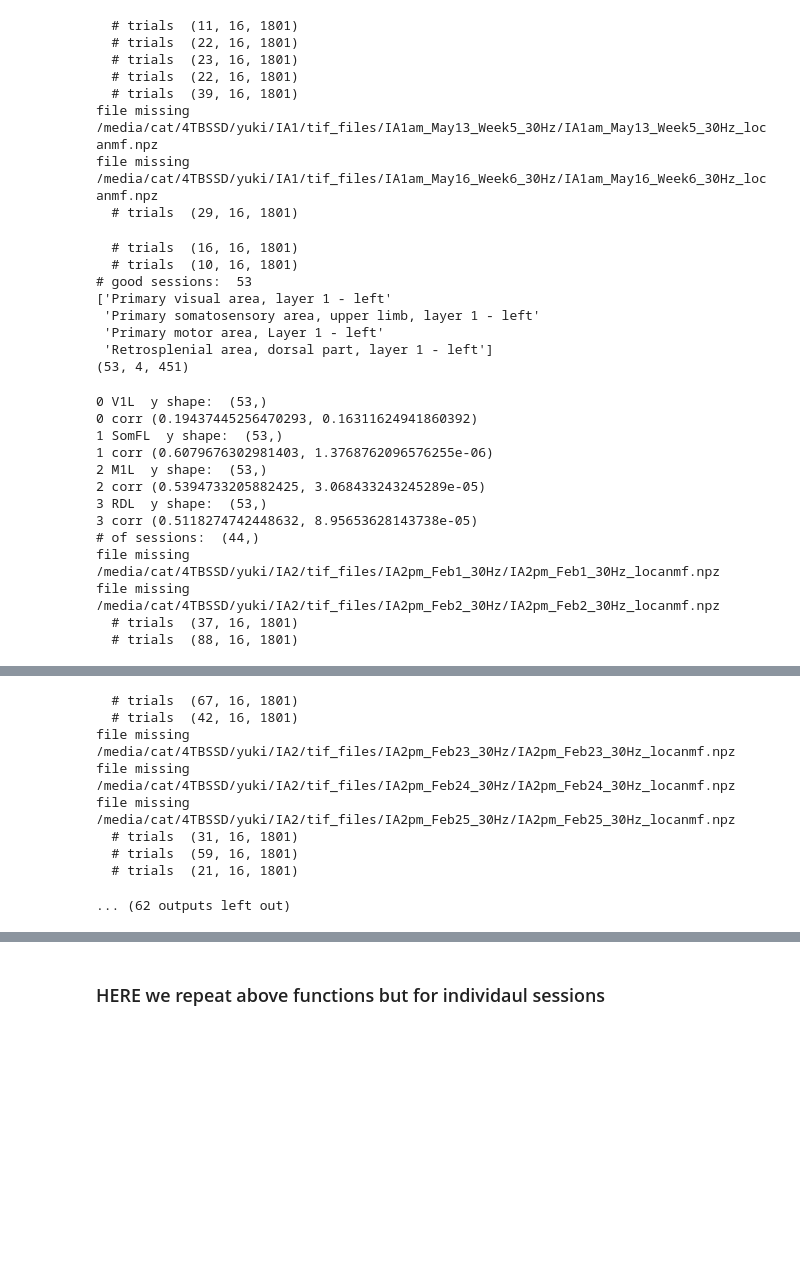
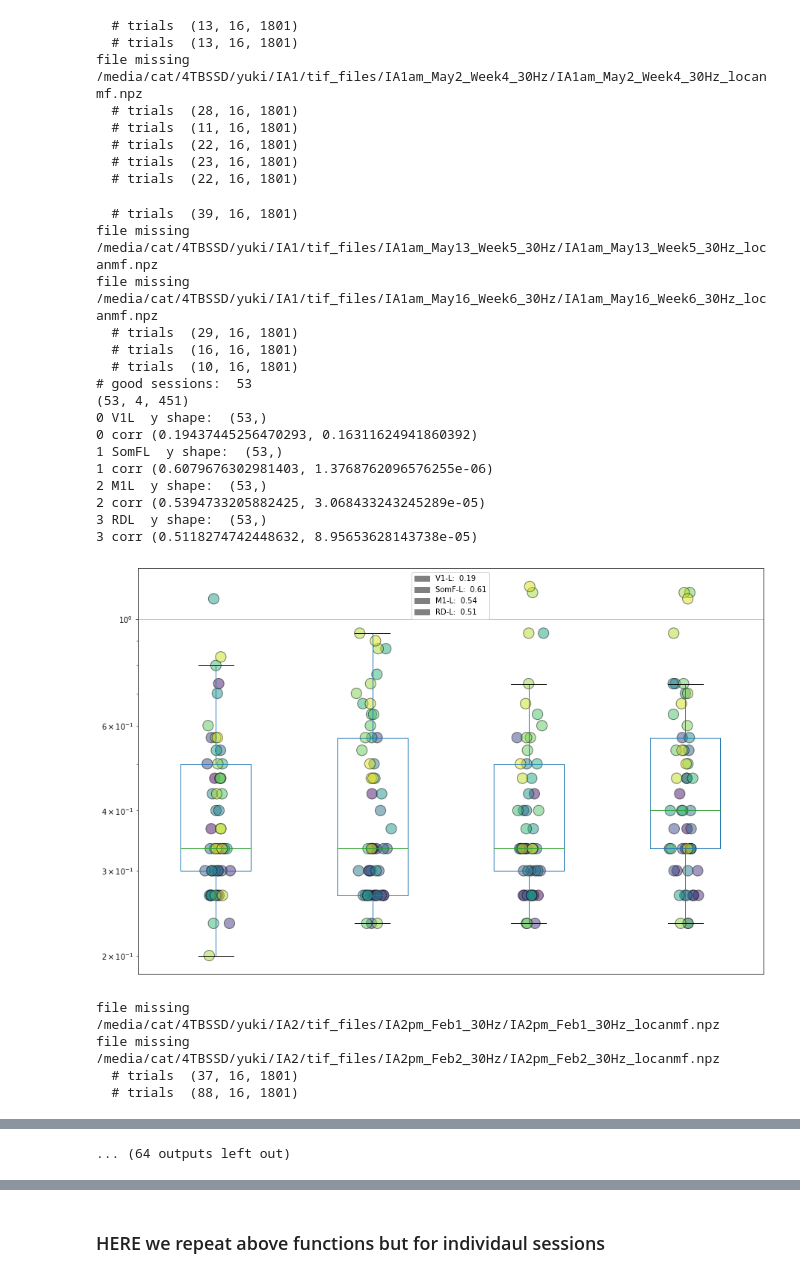
Before and after one commit to catubc/widefield, a Jupyter notebook: Fig7_power_spectrum_analysis/Fig6_power_spectra_analysis.ipynb, the cells around one changed output, grey strips where cells are left out. Drawn from its saved outputs; the diff is of its cells as text; code cells hidden in the pictures; blank space fills up the shorter version.

```diff
--- a/Fig7_power_spectrum_analysis/Fig6_power_spectra_analysis.ipynb
+++ b/Fig7_power_spectrum_analysis/Fig6_power_spectra_analysis.ipynb
@@ -844,7 +856,7 @@ animal_ids = ['IA1','IA2','IA3','IJ1','IJ2','AQ2']
 
 
 all_peaks = []
-#all_power = []
+all_power = []
 for animal_id in animal_ids:
 
     ##############################################
@@ -854,7 +866,7 @@ for animal_id in animal_ids:
 
     #
     loca.get_sessions(session_name)
-    print ("# of sessions: ", loca.sessions.shape)
+    #print ("# of sessions: ", loca.sessions.shape)
 
     all_means = []
     n_trials = []
@@ -888,7 +900,7 @@ for animal_id in animal_ids:
     fs = 30
     plotting=False
     selected_areas = [11,9,1,15]
-    print (saved_names[selected_areas])
+    #print (saved_names[selected_areas])
     all_areas = np.arange(all_means[0].shape[0])
 
     #
@@ -921,7 +933,7 @@ for animal_id in animal_ids:
     fig = plt.figure(figsize=(15,10))
     plot_box_plots(peaks)
     all_peaks.append(peaks)
-    #all_power.append(peaks)
+    all_power.append(peaks)
 
     if False:
         plt.savefig('/home/cat/'+animal_id+'_peakpower.svg')
@@ -994,28 +1001,28 @@ file missing /media/cat/4TBSSD/yuki/IA1/tif_files/IA1am_May2_Week4_30Hz/IA1am_Ma
+  # trials  (13, 16, 1801)
+  # trials  (13, 16, 1801)
+file missing /media/cat/4TBSSD/yuki/IA1/tif_files/IA1am_May2_Week4_30Hz/IA1am_May2_Week4_30Hz_locanmf.npz
+  # trials  (28, 16, 1801)
   # trials  (11, 16, 1801)
   # trials  (22, 16, 1801)
   # trials  (23, 16, 1801)
   # trials  (22, 16, 1801)
-  # trials  (39, 16, 1801)
-file missing /media/cat/4TBSSD/yuki/IA1/tif_files/IA1am_May13_Week5_30Hz/IA1am_May13_Week5_30Hz_locanmf.npz
-file missing /media/cat/4TBSSD/yuki/IA1/tif_files/IA1am_May16_Week6_30Hz/IA1am_May16_Week6_30Hz_locanmf.npz
-  # trials  (29, 16, 1801)
+  # trials  (39, 16, 1801)
+file missing /media/cat/4TBSSD/yuki/IA1/tif_files/IA1am_May13_Week5_30Hz/IA1am_May13_Week5_30Hz_locanmf.npz
+file missing /media/cat/4TBSSD/yuki/IA1/tif_files/IA1am_May16_Week6_30Hz/IA1am_May16_Week6_30Hz_locanmf.npz
+  # trials  (29, 16, 1801)
   # trials  (16, 16, 1801)
   # trials  (10, 16, 1801)
 # good sessions:  53
-['Primary visual area, layer 1 - left'
- 'Primary somatosensory area, upper limb, layer 1 - left'
- 'Primary motor area, Layer 1 - left'
- 'Retrosplenial area, dorsal part, layer 1 - left']
 (53, 4, 451)
+0 V1L  y shape:  (53,)
+0 corr (0.19437445256470293, 0.16311624941860392)
+1 SomFL  y shape:  (53,)
+1 corr (0.6079676302981403, 1.3768762096576255e-06)
+2 M1L  y shape:  (53,)
+2 corr (0.5394733205882425, 3.068433243245289e-05)
+3 RDL  y shape:  (53,)
+3 corr (0.5118274742448632, 8.95653628143738e-05)
+[figure, added]
-0 V1L  y shape:  (53,)
-0 corr (0.19437445256470293, 0.16311624941860392)
-1 SomFL  y shape:  (53,)
-1 corr (0.6079676302981403, 1.3768762096576255e-06)
-2 M1L  y shape:  (53,)
-2 corr (0.5394733205882425, 3.068433243245289e-05)
-3 RDL  y shape:  (53,)
-3 corr (0.5118274742448632, 8.95653628143738e-05)
-# of sessions:  (44,)
 file missing /media/cat/4TBSSD/yuki/IA2/tif_files/IA2pm_Feb1_30Hz/IA2pm_Feb1_30Hz_locanmf.npz
 file missing /media/cat/4TBSSD/yuki/IA2/tif_files/IA2pm_Feb2_30Hz/IA2pm_Feb2_30Hz_locanmf.npz
   # trials  (37, 16, 1801)
@@ -1029,12 +1036,4 @@ file missing /media/cat/4TBSSD/yuki/IA2/tif_files/IA2pm_Feb15_30Hz/IA2pm_Feb15_3
   # trials  (48, 16, 1801)
   # trials  (24, 16, 1801)
   # trials  (45, 16, 1801)
-  # trials  (67, 16, 1801)
-  # trials  (42, 16, 1801)
-file missing /media/cat/4TBSSD/yuki/IA2/tif_files/IA2pm_Feb23_30Hz/IA2pm_Feb23_30Hz_locanmf.npz
-file missing /media/cat/4TBSSD/yuki/IA2/tif_files/IA2pm_Feb24_30Hz/IA2pm_Feb24_30Hz_locanmf.npz
-file missing /media/cat/4TBSSD/yuki/IA2/tif_files/IA2pm_Feb25_30Hz/IA2pm_Feb25_30Hz_locanmf.npz
-  # trials  (31, 16, 1801)
-  # trials  (59, 16, 1801)
-  # trials  (21, 16, 1801)
+... (64 outputs left out)
-... (62 outputs left out)
```
Also changed, not shown: parts of 14 cells of this notebook, 54 other files.
